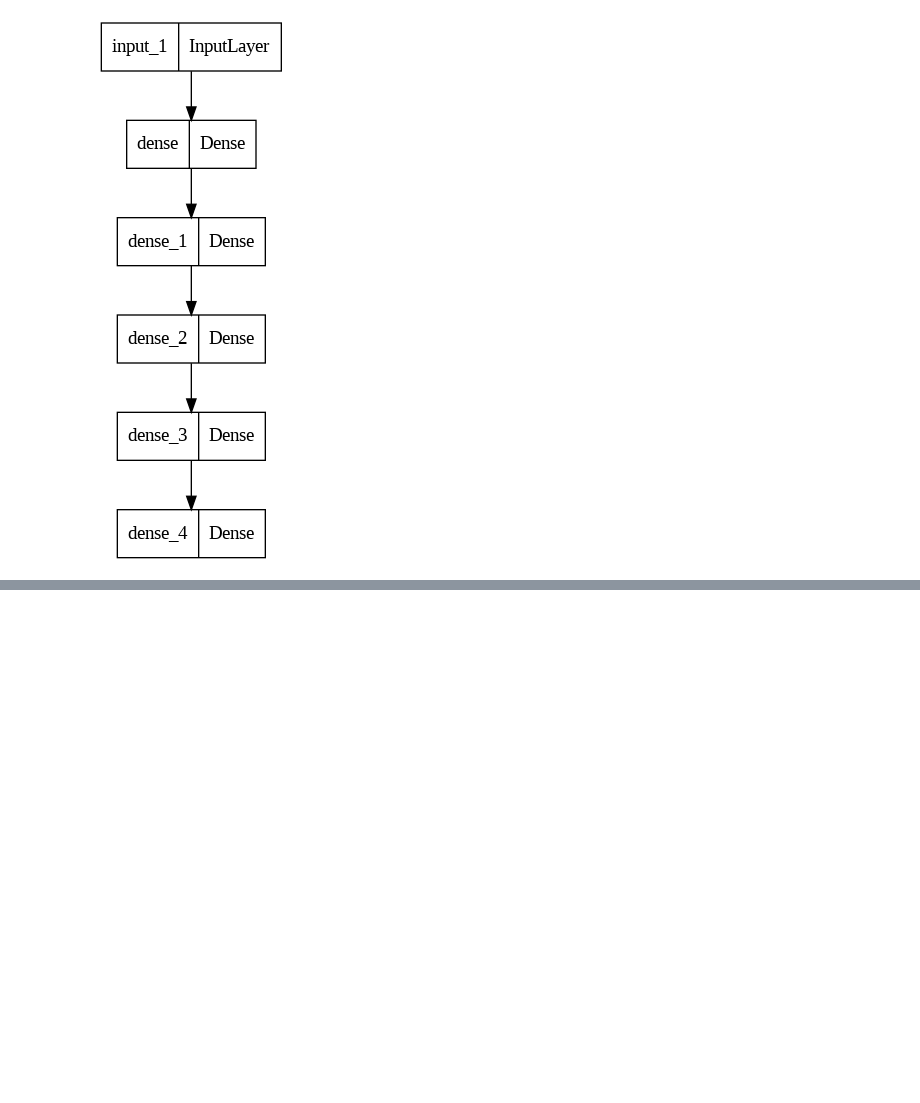
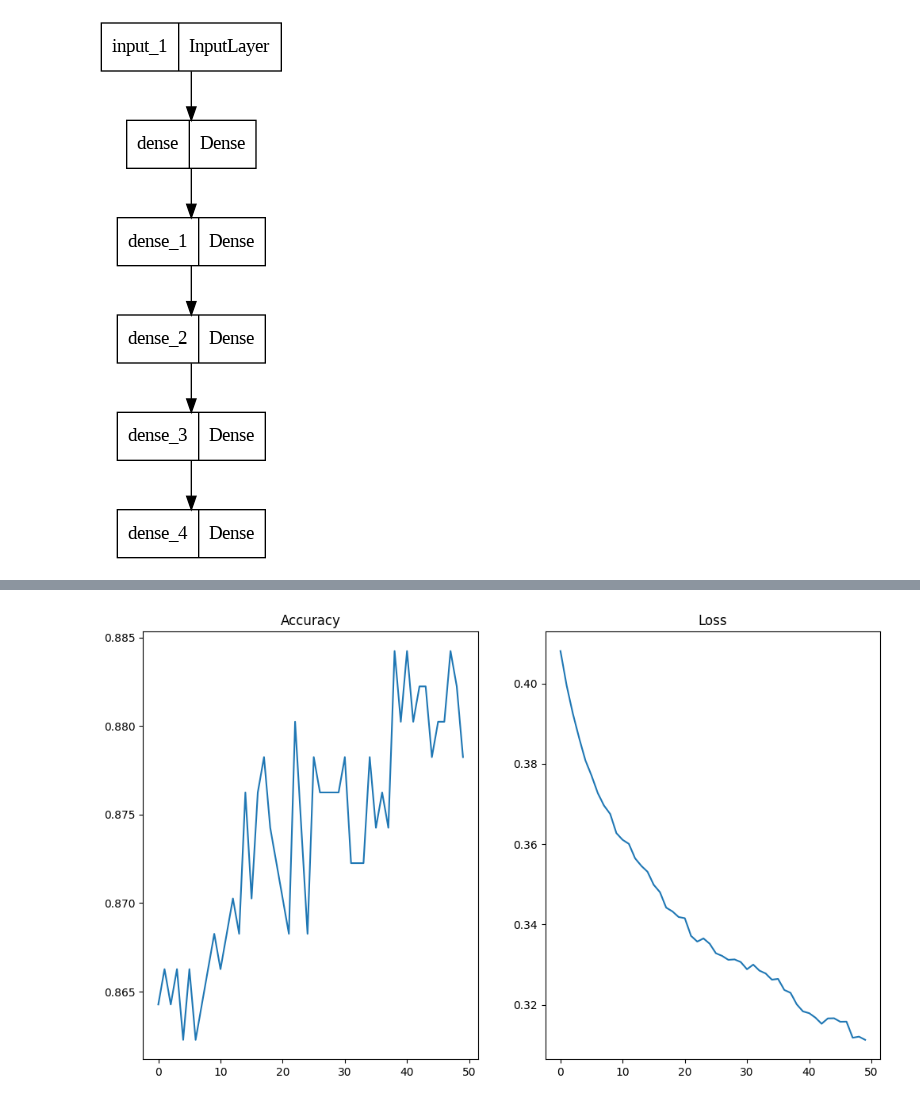
Before and after one commit to KeerthiVasan-ai/deep-learning-tools-lab, a Jupyter notebook: 3_Deep_Neural_Network.ipynb, the cells around one changed output, grey strips where cells are left out. Saved outputs shown, nothing was run; the diff lists cells and outputs as text; code cells hidden in the pictures; blank space fills up the shorter version.

```diff
--- a/3_Deep_Neural_Network.ipynb
+++ b/3_Deep_Neural_Network.ipynb
@@ -188,0 +189,15 @@ Epoch 50/50
+# %%
+history = history.history
+# %%
+plt.figure(figsize=(12,7))
+plt.subplot(121)
+plt.title("Accuracy")
+plt.plot(history["accuracy"])
+
+plt.subplot(122)
+plt.title("Loss")
+plt.plot(history["loss"])
+
+plt.show()
+# %% [output]
+[figure, added]
```
Also changed, not shown: parts of 4 cells of this notebook.
